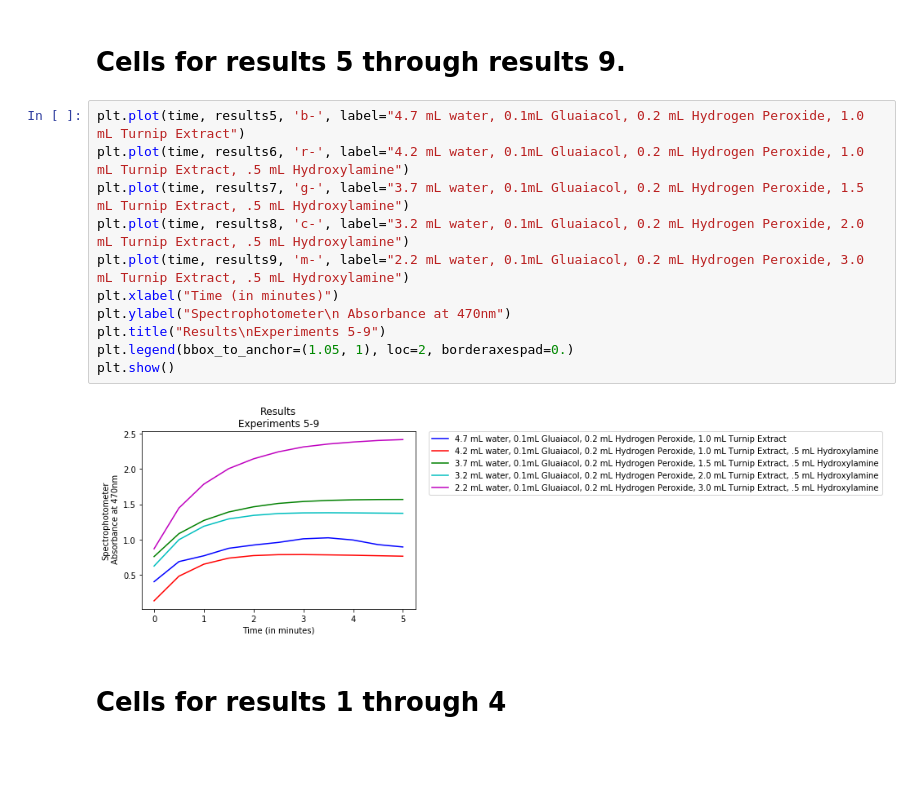
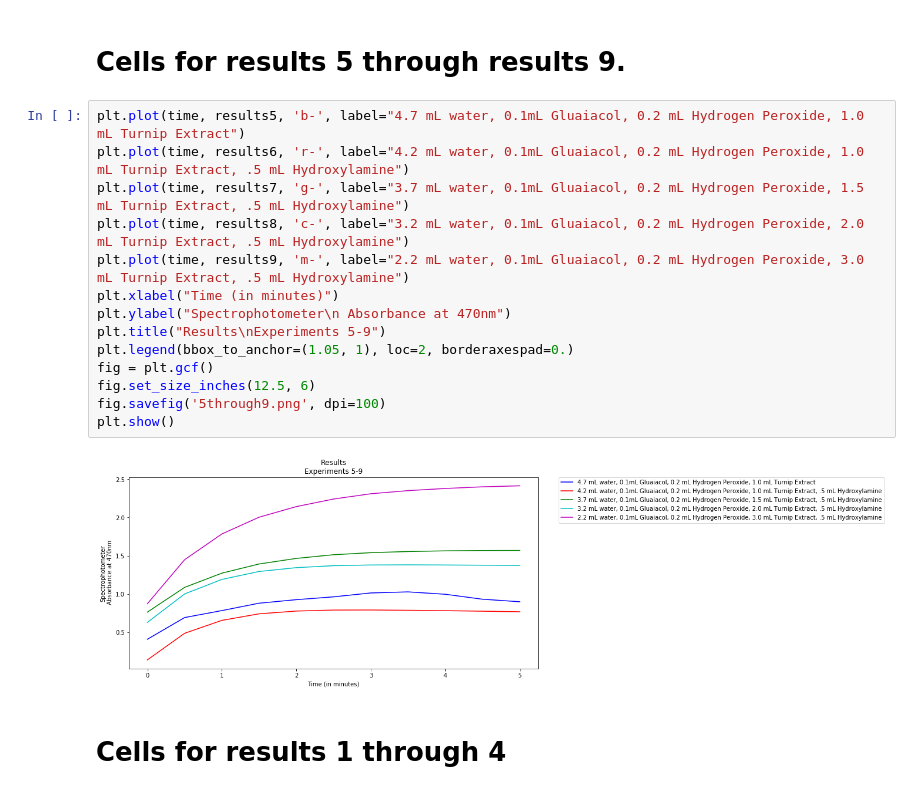
Before and after one commit to matthew-huff/bioGraphs, a Jupyter notebook: bioGraphs-checkpoint.ipynb, the cells around one changed output. Cells and saved outputs as stored; diff of their text form; blank space fills up the shorter version.

```diff
--- a/bioGraphs-checkpoint.ipynb
+++ b/bioGraphs-checkpoint.ipynb
@@ -24,16 +22,19 @@ plt.axis([0, 5, 0, 2.6])
 # %%
 plt.plot(time, results5, 'b-', label="4.7 mL water, 0.1mL Gluaiacol, 0.2 mL Hydrogen Peroxide, 1.0 mL Turnip Extract")
 plt.plot(time, results6, 'r-', label="4.2 mL water, 0.1mL Gluaiacol, 0.2 mL Hydrogen Peroxide, 1.0 mL Turnip Extract, .5 mL Hydroxylamine")
 plt.plot(time, results7, 'g-', label="3.7 mL water, 0.1mL Gluaiacol, 0.2 mL Hydrogen Peroxide, 1.5 mL Turnip Extract, .5 mL Hydroxylamine")
 plt.plot(time, results8, 'c-', label="3.2 mL water, 0.1mL Gluaiacol, 0.2 mL Hydrogen Peroxide, 2.0 mL Turnip Extract, .5 mL Hydroxylamine")
 plt.plot(time, results9, 'm-', label="2.2 mL water, 0.1mL Gluaiacol, 0.2 mL Hydrogen Peroxide, 3.0 mL Turnip Extract, .5 mL Hydroxylamine")
 plt.xlabel("Time (in minutes)")
 plt.ylabel("Spectrophotometer\n Absorbance at 470nm")
 plt.title("Results\nExperiments 5-9")
 plt.legend(bbox_to_anchor=(1.05, 1), loc=2, borderaxespad=0.)
+fig = plt.gcf()
+fig.set_size_inches(12.5, 6)
+fig.savefig('5through9.png', dpi=100)
 plt.show()
 # %% [output]
-[figure, old version]
+[figure, new version]
 # %% [markdown]
 # Cells for results 1 through 4
 # %%
```
Also changed, not shown: parts of 2 cells of this notebook.
